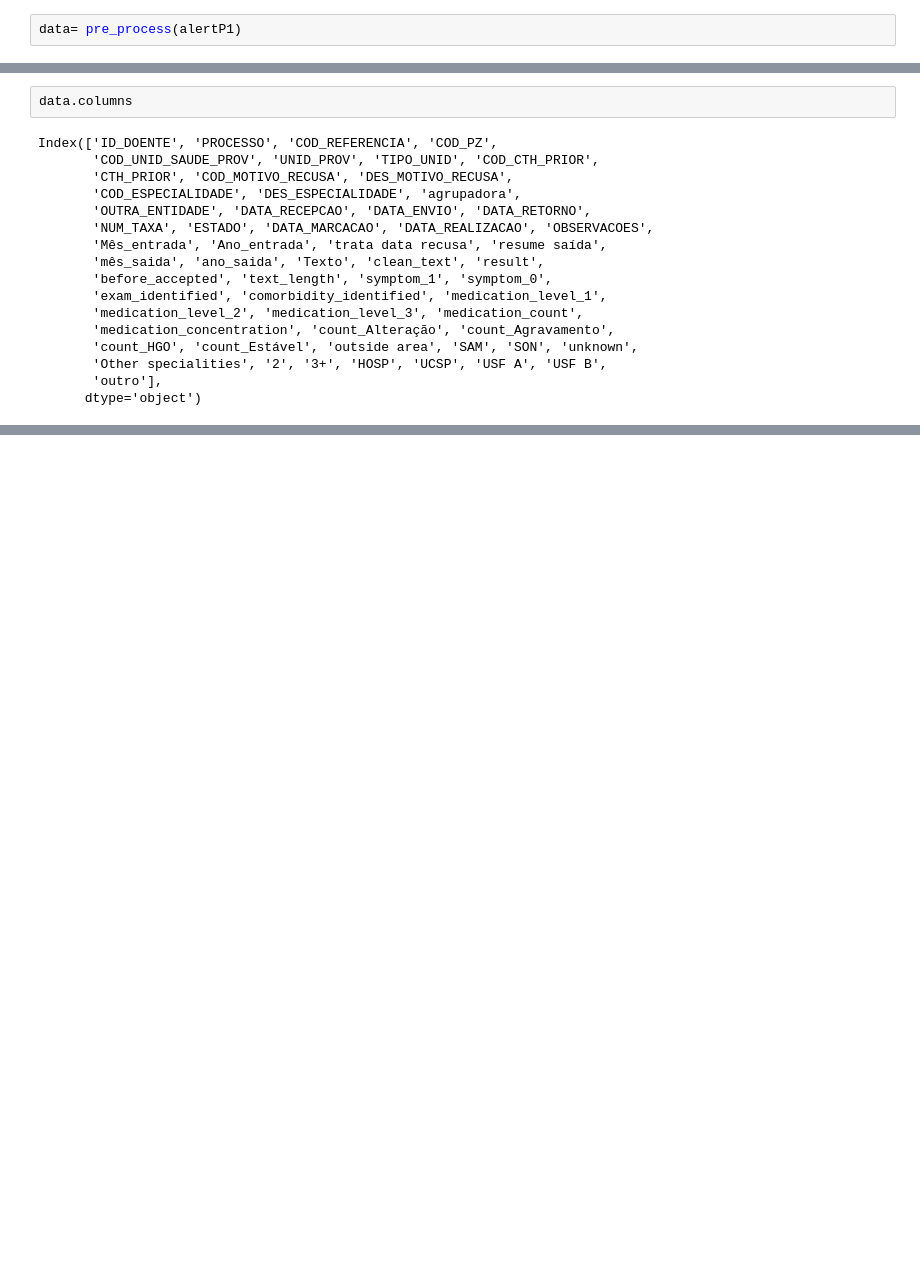
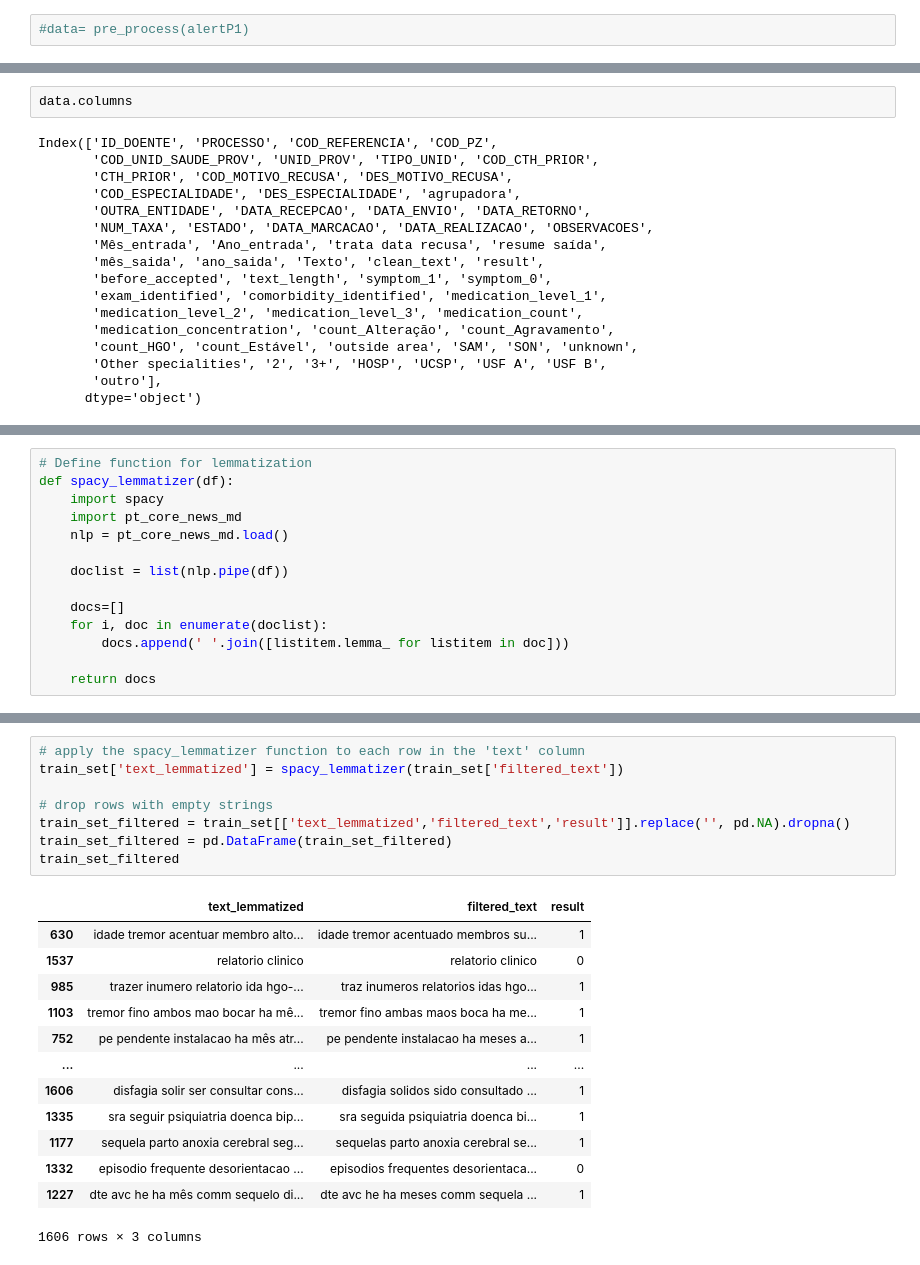
Before and after one commit to Data-Science-Knowledge-Center-Nova-SBE/PBL-HGO, a Jupyter notebook: W2V.ipynb, the cells around one changed output, grey strips where cells are left out. Saved outputs shown, nothing was run; the diff lists cells and outputs as text; blank space fills up the shorter version.

```diff
--- a/W2V.ipynb
+++ b/W2V.ipynb
@@ -53,4 +51,4 @@ Tables: [('ConsultaUrgencia_doentespedidosconsultaNeurologia2012',), ('consultan
 # %%
 alertP1 = pd.read_sql("""SELECT * FROM consultaneurologia201216anon_true""",mydb)
 # %%
-data= pre_process(alertP1)
+#data= pre_process(alertP1)
@@ -114,0 +185,14 @@ model=w2v(data.clean_text,
+# %%
+# Define function for lemmatization
+def spacy_lemmatizer(df):
+    import spacy
+    import pt_core_news_md
+    nlp = pt_core_news_md.load()
+
+    doclist = list(nlp.pipe(df))
+
+    docs=[]
+    for i, doc in enumerate(doclist):
+        docs.append(' '.join([listitem.lemma_ for listitem in doc]))
+
+    return docs
@@ -114,0 +229,22 @@ model=w2v(data.clean_text,
+# %%
+# apply the spacy_lemmatizer function to each row in the 'text' column
+train_set['text_lemmatized'] = spacy_lemmatizer(train_set['filtered_text'])
+
+# drop rows with empty strings
+train_set_filtered = train_set[['text_lemmatized','filtered_text','result']].replace('', pd.NA).dropna()
+train_set_filtered = pd.DataFrame(train_set_filtered)
+train_set_filtered
+# %% [output]
+|  | text_lemmatized | filtered_text | result |
+| 630 | idade tremor acentuar membro alto... | idade tremor acentuado membros su... | 1 |
+| 1537 | relatorio clinico | relatorio clinico | 0 |
+| 985 | trazer inumero relatorio ida hgo-... | traz inumeros relatorios idas hgo... | 1 |
+| 1103 | tremor fino ambos mao bocar ha mê... | tremor fino ambas maos boca ha me... | 1 |
+| 752 | pe pendente instalacao ha mês atr... | pe pendente instalacao ha meses a... | 1 |
+| ... | ... | ... | ... |
+| 1606 | disfagia solir ser consultar cons... | disfagia solidos sido consultado ... | 1 |
+| 1335 | sra seguir psiquiatria doenca bip... | sra seguida psiquiatria doenca bi... | 1 |
+| 1177 | sequela parto anoxia cerebral seg... | sequelas parto anoxia cerebral se... | 1 |
+| 1332 | episodio frequente desorientacao ... | episodios frequentes desorientaca... | 0 |
+| 1227 | dte avc he ha mês comm sequelo di... | dte avc he ha meses comm sequela ... | 1 |
+1606 rows × 3 columns
```
Also changed, not shown: parts of 22 cells of this notebook.
